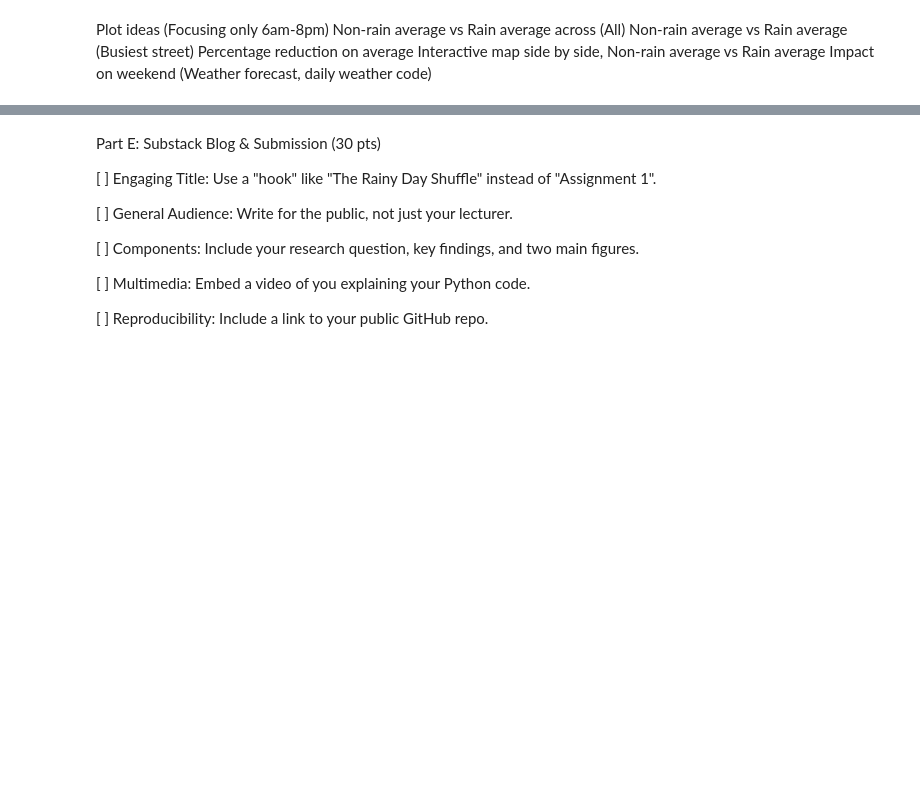
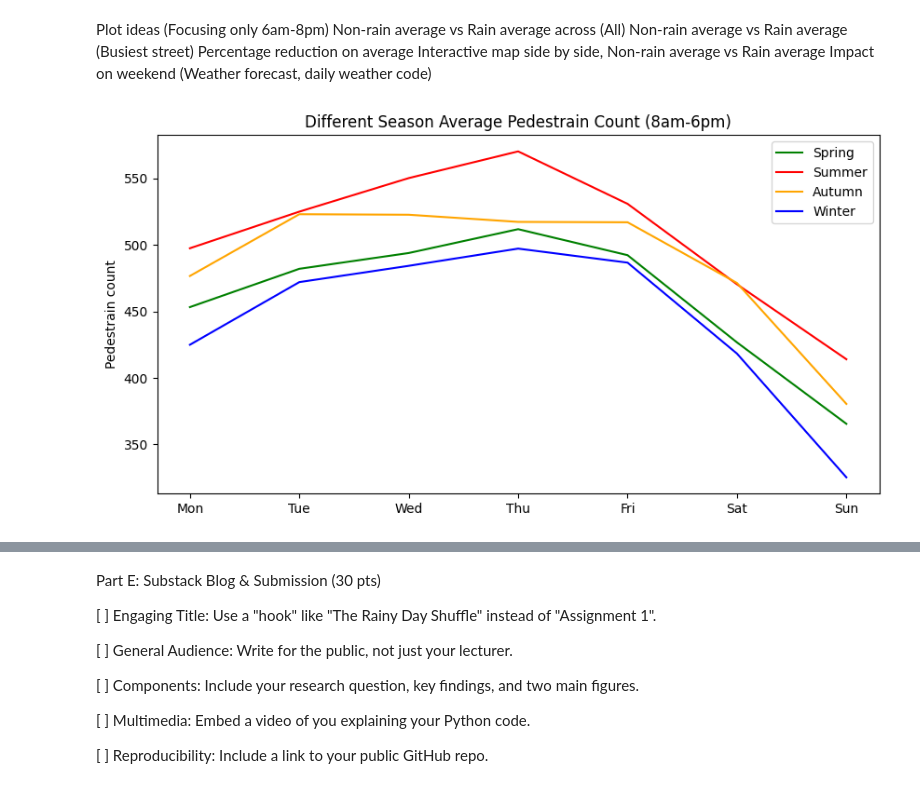
Before and after one commit to jhe482-uoa/Auckland-CBD-Pedestrian-Analysis, a Jupyter notebook: Code.ipynb, the cells around one changed output, grey strips where cells are left out. Cells and saved outputs as stored; diff of their text form; code cells hidden in the pictures; blank space fills up the shorter version.

```diff
--- a/Code.ipynb
+++ b/Code.ipynb
@@ -359,0 +395,33 @@ warm_mean = warm_df.groupby("DayOfWeek")["count"].mean()
+# %%
+
+winter_df = working_hour_df[working_hour_df["Season"] == "Winter"]
+winter_mean = winter_df.groupby("DayOfWeek")["count"].mean()
+
+autumn_df = working_hour_df[working_hour_df["Season"] == "Autumn"]
+autumn_mean = autumn_df.groupby("DayOfWeek")["count"].mean()
+
+summer_df = working_hour_df[working_hour_df["Season"] == "Summer"]
+summer_mean = summer_df.groupby("DayOfWeek")["count"].mean()
+
+spring_df = working_hour_df[working_hour_df["Season"] == "Spring"]
+spring_mean = spring_df.groupby("DayOfWeek")["count"].mean()
+# %%
+day_labels = ['Mon', 'Tue', 'Wed', 'Thu', 'Fri', 'Sat', 'Sun']
+
+fig, ax = plt.subplots(figsize=(10,5))
+
+ax.plot(spring_mean.index, spring_mean, color='g', label='Spring')
+ax.plot(summer_mean.index, summer_mean, color='r', label='Summer')
+ax.plot(autumn_mean.index, autumn_mean, color='orange', label='Autumn')
+ax.plot(winter_mean.index, winter_mean, color='b', label='Winter')
+
+ax.set_title("Different Season Average Pedestrain Count (8am-6pm)")
+ax.set_ylabel("Pedestrain count")
+ax.legend()
+
+ax.set_xticks(range(7))
+ax.set_xticklabels(day_labels)
+
+plt.show()
+# %% [output]
+[figure, added]
```
Also changed, not shown: parts of 22 cells of this notebook, 1 other file.
